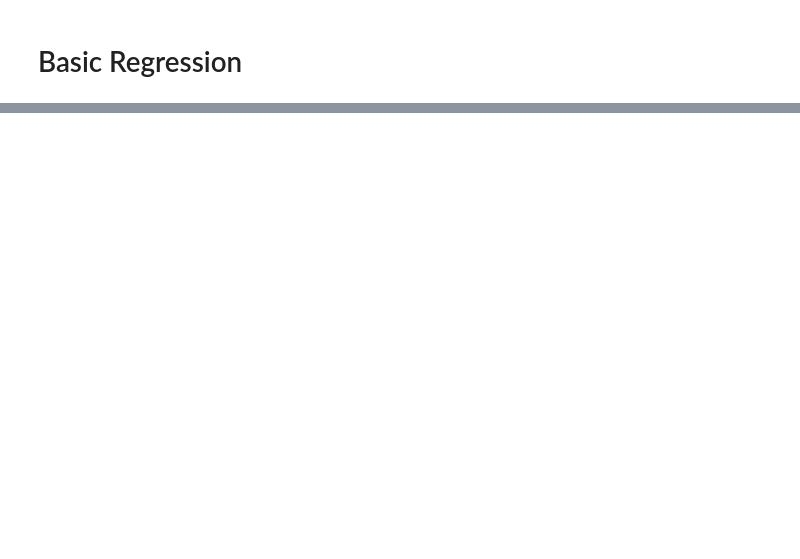
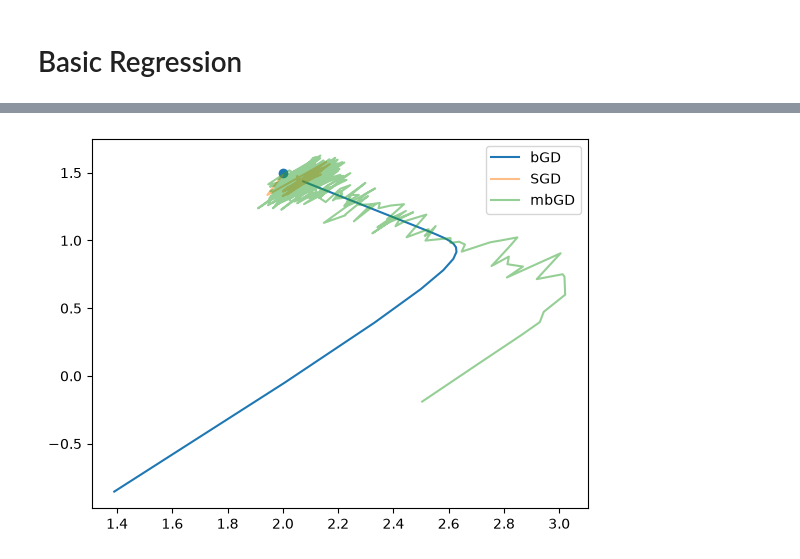
Before and after one commit to Raymon-Watson/Machine-Learning--Notes, a Jupyter notebook: ML-Notes/Basic_Regression.ipynb, the cells around one changed output, grey strips where cells are left out. Drawn from its saved outputs; the diff is of its cells as text; code cells hidden in the pictures; blank space fills up the shorter version.

```diff
--- a/ML-Notes/Basic_Regression.ipynb
+++ b/ML-Notes/Basic_Regression.ipynb
@@ -56,0 +121,79 @@ plt.show()
+# %%
+Xmax = 2       # Maximum X value
+intercept = 2  # intercept of slope
+slope = 1.5      # gradient of slope
+randScale = 1  # scale of random data
+num_data = 200
+
+# Generate Data
+X = Xmax * np.random.rand(num_data, 1)
+y = intercept + slope * X + randScale * np.random.randn(num_data,1)
+X_b = np.c_[np.ones((num_data, 1)), X] # adds x0 = 1 to each data point
+
+
+# Batch gradient descent
+eta = 0.1
+n_iterations = 200
+m = len(X)
+
+theta = np.random.randn(2, 1)
+
+theta_0_bGD = [theta[0]]
+theta_1_bGD = [theta[1]]
+for iteration in range(n_iterations):
+    gradients = 2/m * X_b.T.dot(X_b.dot(theta) - y)
+    theta = theta - eta * gradients
+    theta_0_bGD.append(theta[0])
+    theta_1_bGD.append(theta[1])
+
+
+# Stochastic gradient descent
+from sklearn.linear_model import SGDRegressor
+sgd_reg = SGDRegressor(max_iter=1, tol=1e-3, penalty=None, eta0=eta)
+
+theta_0_SGD = []
+theta_1_SGD = []
+sgd_reg.partial_fit(X, y.ravel())
+for epoch in range(n_iterations):
+    sgd_reg.partial_fit(X, y.ravel())
+    theta_0_SGD.append(sgd_reg.intercept_[0])
+    theta_1_SGD.append(sgd_reg.coef_[0])
+
+
+# Mini-batch gradient descent
+batch_size = 20
+theta_0_mbGD = []
+theta_1_mbGD = []
+m = len(X_b)
+y_b = y.reshape(-1, 1)
+rng = np.random.default_rng(42)
+theta = np.random.randn(2, 1)
+
+for epoch in range(n_iterations):
+    indices = rng.permutation(m)
+    X_shuffled = X_b[indices]
+    y_shuffled = y[indices]
+
+    for start in range(0, m, batch_size):
+        end = start + batch_size
+        X_batch = X_shuffled[start:end]
+        y_batch = y_shuffled[start:end]
+        m_batch = len(X_batch)
+        gradients = 2/m_batch * X_batch.T.dot(X_batch.dot(theta) - y_batch)
+        theta = theta - eta * gradients
+        theta_0_mbGD.append(theta[0])
+        theta_1_mbGD.append(theta[1])
+
+
+plt.plot(theta_0_bGD, theta_1_bGD, label="bGD")
+
+plt.plot(theta_0_SGD, theta_1_SGD, label="SGD", alpha=0.5)
+#plt.scatter(theta_0_SGD[0], theta_1_SGD[0], color="green")#
+#plt.scatter(theta_0_SGD[-1], theta_1_SGD[-1], color="red")
+
+plt.plot(theta_0_mbGD, theta_1_mbGD, label="mbGD", alpha=0.5)
+plt.scatter(intercept,slope)
+
+plt.legend()
+plt.plot()
+# %% [output]
@@ -56,0 +201 @@ plt.show()
+[figure, added]
```
Also changed, not shown: parts of 6 cells of this notebook.
